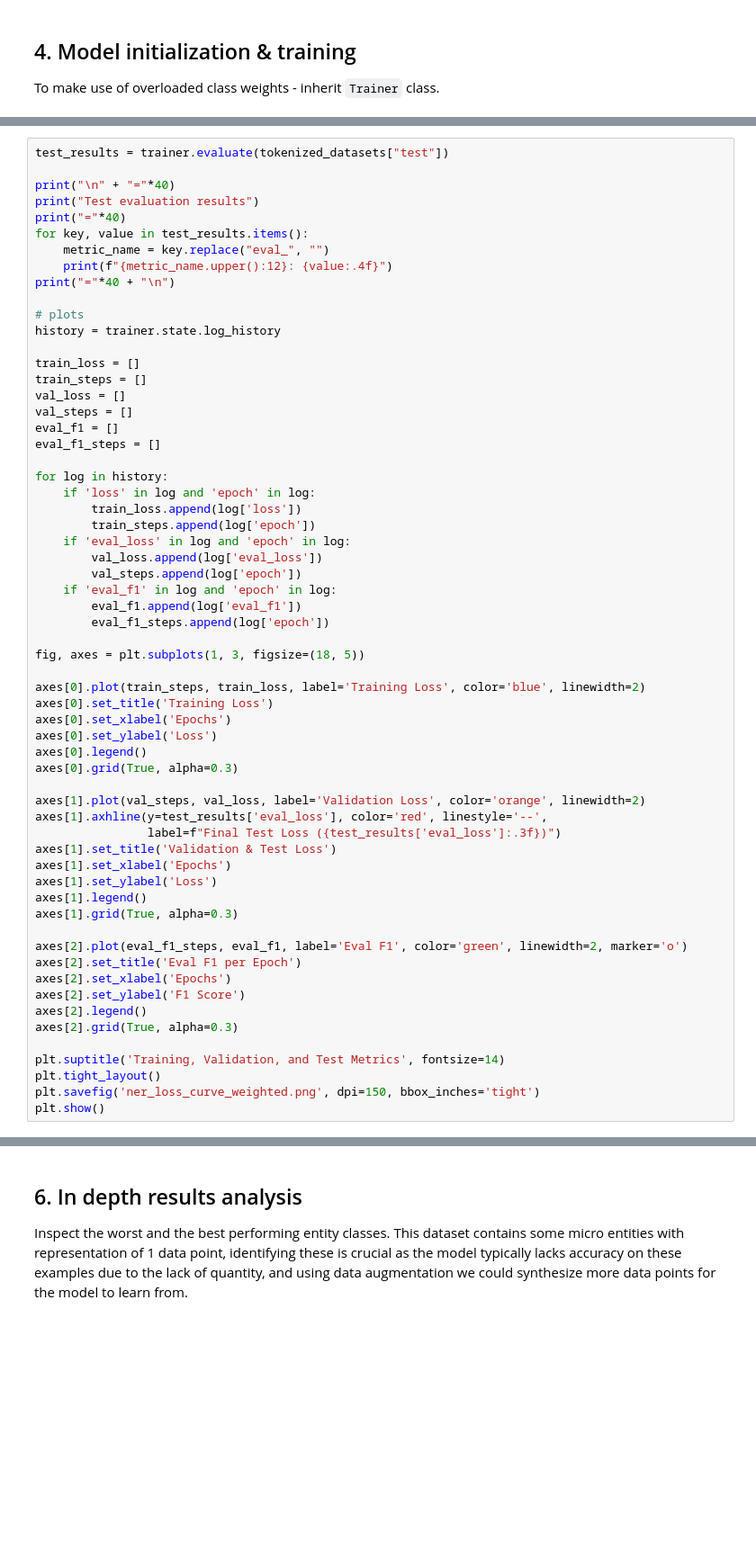
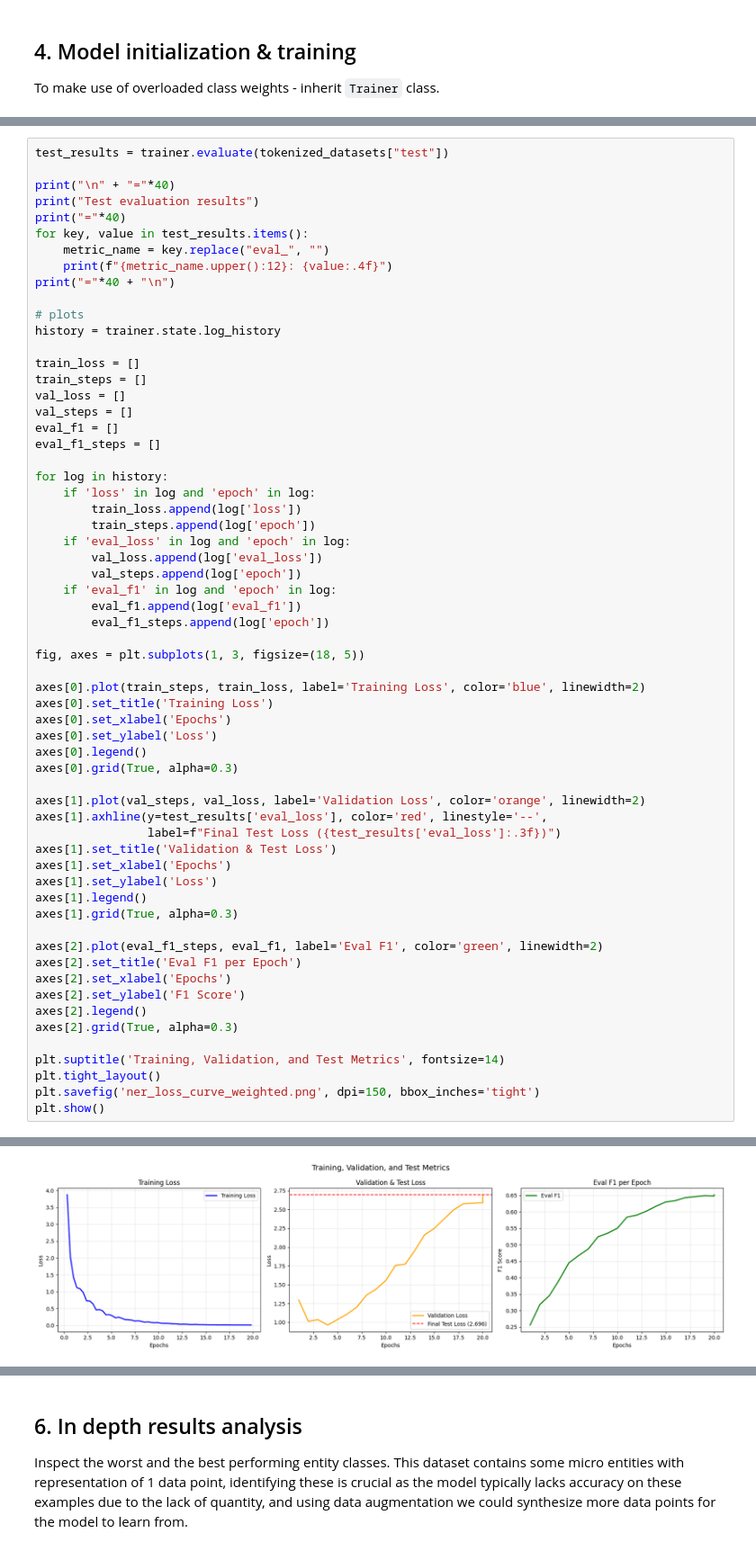
Before and after one commit to vonKleve/csci-e222-final-project, a Jupyter notebook: ner/02-bioclinicalbert-weighted.ipynb, the cells around one changed output, grey strips where cells are left out. Shown at 90% size. Drawn from its saved outputs; the diff is of its cells as text; blank space fills up the shorter version.

```diff
--- a/ner/02-bioclinicalbert-weighted.ipynb
+++ b/ner/02-bioclinicalbert-weighted.ipynb
@@ -360,7 +359,7 @@ axes[1].set_ylabel('Loss')
 axes[1].legend()
 axes[1].grid(True, alpha=0.3)
 
-axes[2].plot(eval_f1_steps, eval_f1, label='Eval F1', color='green', linewidth=2, marker='o')
+axes[2].plot(eval_f1_steps, eval_f1, label='Eval F1', color='green', linewidth=2)
 axes[2].set_title('Eval F1 per Epoch')
 axes[2].set_xlabel('Epochs')
 axes[2].set_ylabel('F1 Score')
@@ -371,3 +370,4 @@ plt.suptitle('Training, Validation, and Test Metrics', fontsize=14)
 plt.tight_layout()
 plt.savefig('ner_loss_curve_weighted.png', dpi=150, bbox_inches='tight')
 plt.show()
+# %% [output]
@@ -374,2 +389,3 @@ plt.show()
+[figure, added]
 # %% [markdown]
 ## Note on Loss Values
```
Also changed, not shown: parts of 8 cells of this notebook.
